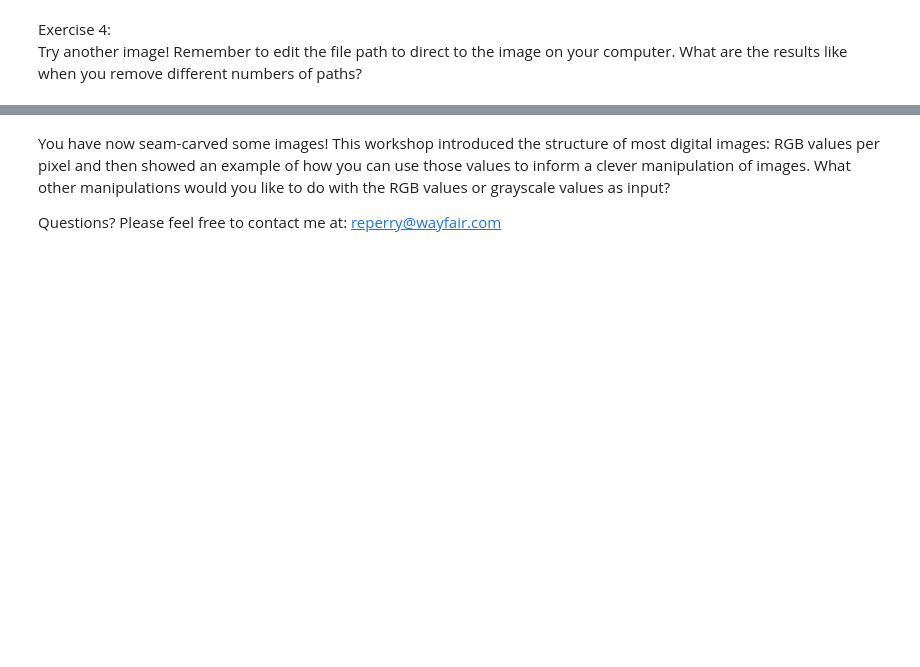
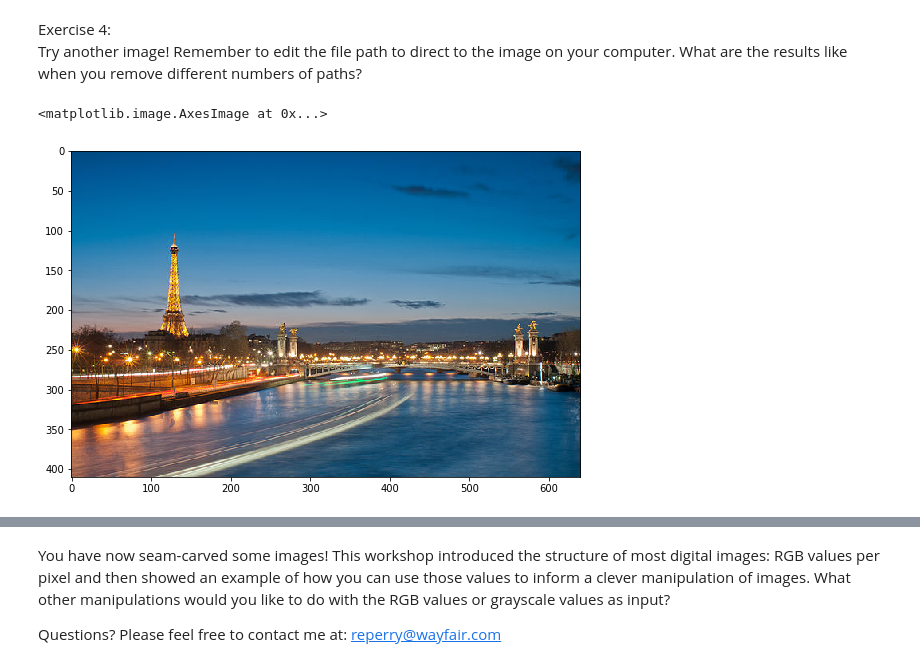
Before and after one commit to RebeccaWPerry/python_seam_carving, a Jupyter notebook: Seam+Carving.ipynb, the cells around one changed output, grey strips where cells are left out. Cells and saved outputs as stored; diff of their text form; code cells hidden in the pictures; blank space fills up the shorter version.

```diff
--- a/Seam+Carving.ipynb
+++ b/Seam+Carving.ipynb
@@ -369,4 +371,18 @@ Resulting image size: (375, 385, 3)
 # %% [markdown]
 Exercise 4:<br>
 Try another image! Remember to edit the file path to direct to the image on your computer. What are the results like when you remove different numbers of paths?
+# %%
+#Image attribution: By Getfunky Paris (Flickr) [CC BY 2.0 (http://creativecommons.org/licenses/by/2.0)], via Wikimedia Commons
+#https://commons.wikimedia.org/wiki/File%3AEiffel_Tower_and_Pont_Alexandre_III_at_night.jpg
+
+imurl = 'https://upload.wikimedia.org/wikipedia/commons/thumb/d/de/Eiffel_Tower_and_Pont_Alexandre_III_at_night.jpg/640px-Eiffel_Tower_and_Pont_Alexandre_III_at_night.jpg'
+
+with urllib.request.urlopen(imurl) as response:
+    with Image.open(response) as image:
+        original = np.asarray(image.convert("RGB"))
+
+plt.imshow(original)
+# %% [output]
+<matplotlib.image.AxesImage at 0x...>
+[figure, added]
 # %%
```
Also changed, not shown: parts of 6 cells of this notebook.
